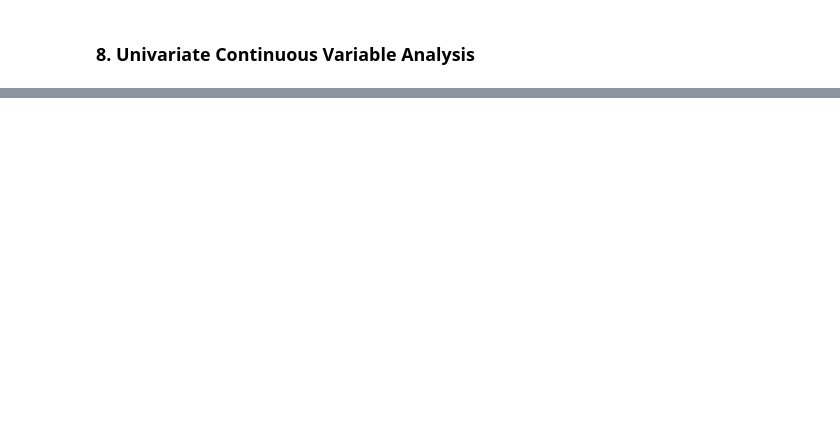
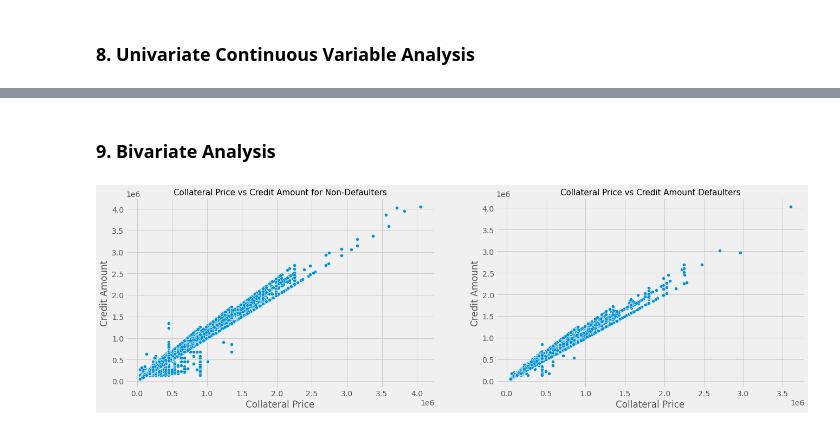
Before and after one commit to sainimi/mypythoncode, a Jupyter notebook: CreditEDA_v1.ipynb, the cells around one changed output, grey strips where cells are left out. Cells and saved outputs as stored; diff of their text form; code cells hidden in the pictures; blank space fills up the shorter version.

```diff
--- a/CreditEDA_v1.ipynb
+++ b/CreditEDA_v1.ipynb
@@ -380,0 +381,21 @@ plt.show()
+# %% [markdown]
+### 9. Bivariate Analysis
+# %%
+# Plot AMT_GOODS_PRICE vs AMT_CREDIT in case of defaulters and non-defaluters and analyze the correlation between two variables.
+plt.style.use('fivethirtyeight')
+sns.despine
+fig,(ax1,ax2) = plt.subplots(1,2,figsize=(20,6))
+
+sns.scatterplot(x='AMT_GOODS_PRICE', y='AMT_CREDIT',data=loan_comply,ax=ax1)
+ax1.set_xlabel('Collateral Price')
+ax1.set_ylabel('Credit Amount')
+ax1.set_title('Collateral Price vs Credit Amount for Non-Defaulters',fontsize=15)
+
+sns.scatterplot(x='AMT_GOODS_PRICE', y='AMT_CREDIT',data=loan_default,ax=ax2)
+ax2.set_xlabel('Collateral Price')
+ax2.set_ylabel('Credit Amount')
+ax2.set_title('Collateral Price vs Credit Amount Defaulters',fontsize=15)
+
+plt.show()
+# %% [output]
+[figure, added]
```
Also changed, not shown: parts of 15 cells of this notebook.
